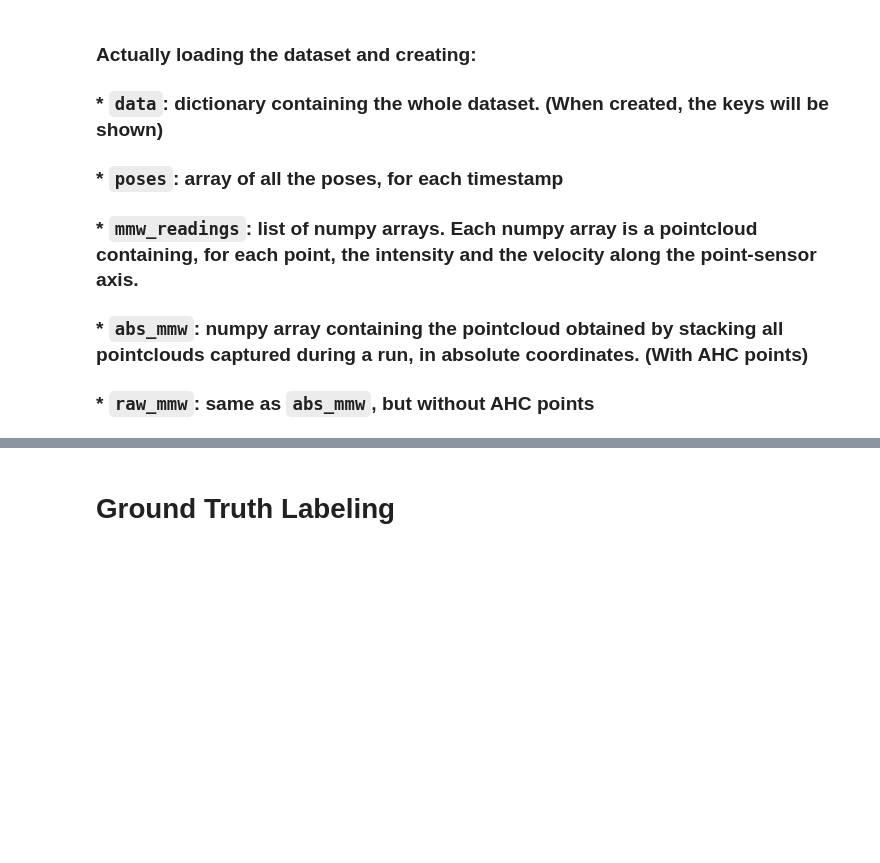
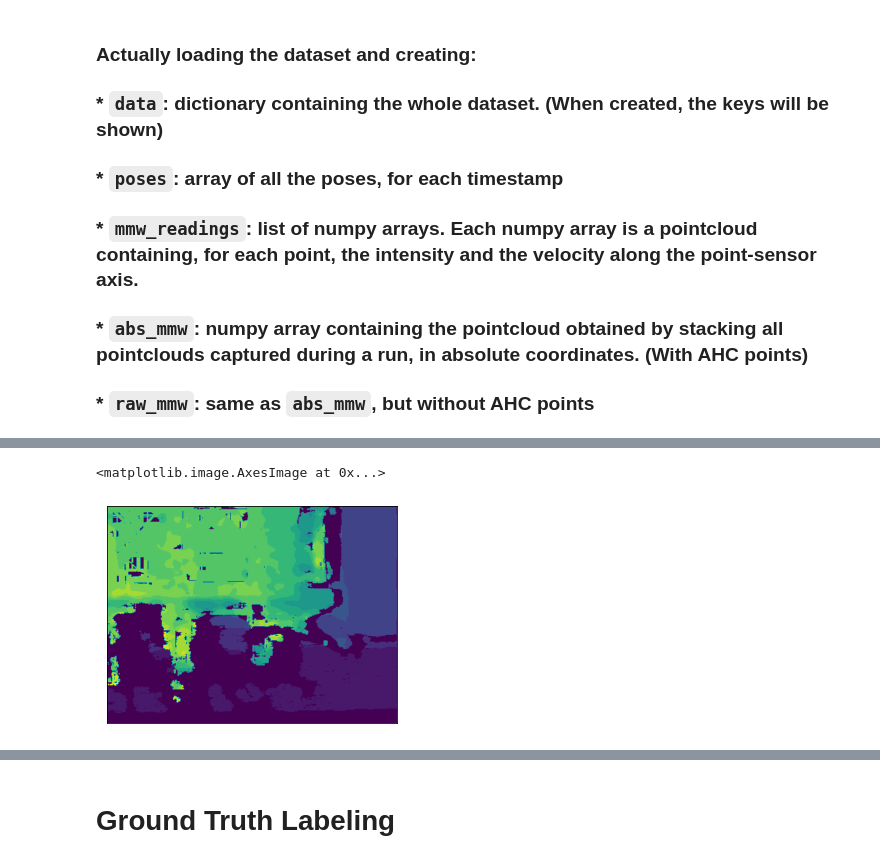
Before and after one commit to pedro-dm-gomes/graphrnn-mmw-denoising, a Jupyter notebook: manipulate_data.ipynb, the cells around one changed output, grey strips where cells are left out. Saved outputs shown, nothing was run; the diff lists cells and outputs as text; code cells hidden in the pictures; blank space fills up the shorter version.

```diff
--- a/manipulate_data.ipynb
+++ b/manipulate_data.ipynb
@@ -278,0 +294,11 @@ poses, abs_mmw, mmw_readings, _ = load_dataset(datasets, dataset_index)
+# %%
+import cv2
+img_path = path_to_json+"run_51/Image_depth/run51_framedepth190.png"
+img = cv2.imread(img_path, cv2.IMREAD_GRAYSCALE)
+# plot image
+plt.xticks([])
+plt.yticks([])
+plt.imshow(img, )
+# %% [output]
+<matplotlib.image.AxesImage at 0x...>
+[figure, added]
```
Also changed, not shown: parts of 4 cells of this notebook, 3 other files.
